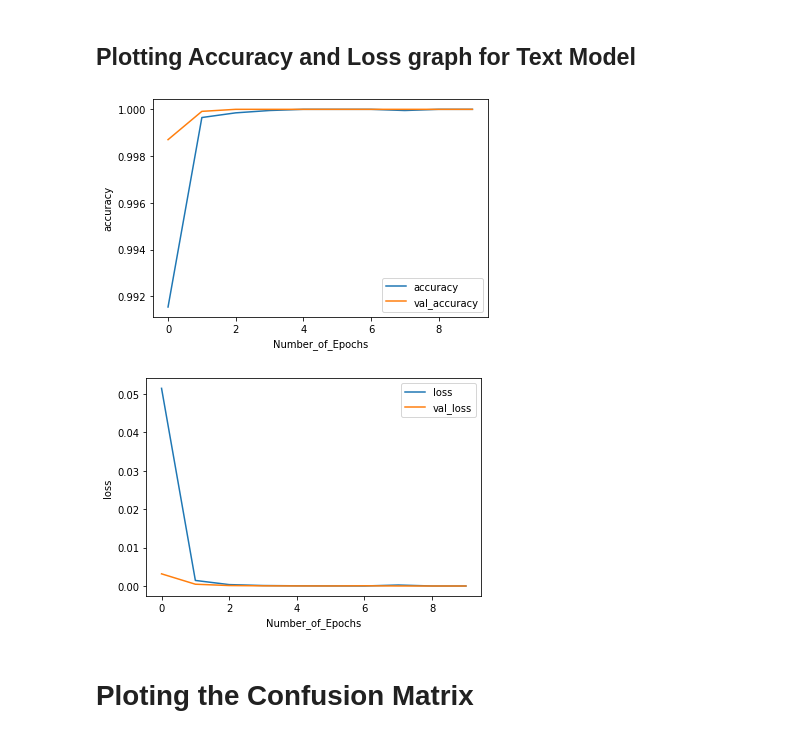
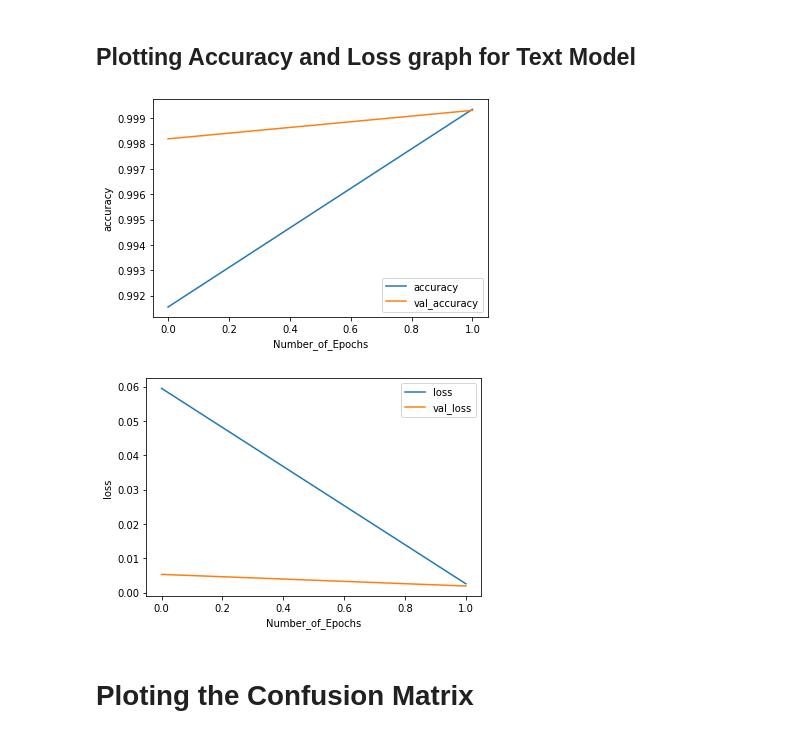
Before and after one commit to ameernayman/Sensitive_image_classification, a Jupyter notebook: Text_Classification.ipynb, the cells around one changed output. Cells and saved outputs as stored; diff of their text form; code cells hidden in the pictures.

```diff
--- a/Text_Classification.ipynb
+++ b/Text_Classification.ipynb
@@ -147,8 +146,8 @@ _________________________________________________________________
 # %% [markdown]
 # Callback function to aviod overfitting
 # %%
-
-ACCURACY = 0.99
+no_epochs = 6
+ACCURACY = 0.999
 class myEpoch(tf.keras.callbacks.Callback):
   def on_epoch_end(self, epoch, logs={}):
     if logs.get('accuracy') > ACCURACY:
@@ -159,15 +158,13 @@ epoch_callbacks = myEpoch()
 # %% [markdown]
 ## Valdation and Training model fitting
 # %%
-no_epochs = 10
 
-
-history = model.fit(padding_Tdataset,
+text_his = model.fit(padding_Tdataset,
                     training_lbls_text,
                     epochs=no_epochs,
                     validation_data=(
                         padding_Vdataset,
                         validation_lbls_text),
-                    verbose=1)
-                    #callbacks=[epoch_callbacks])
+                    verbose=1,
+                    callbacks=[epoch_callbacks])
 # %% [output]
@@ -196,20 +177,20 @@ Epoch 10/10
 # %%
 import matplotlib.pyplot as plot
 
 
-def graphsPlot(history, str):
-  plot.plot(history.history[str])
-  plot.plot(history.history['val_'+str])
+def graphsPlot(text_his, str):
+  plot.plot(text_his.history[str])
+  plot.plot(text_his.history['val_'+str])
   plot.xlabel("Number_of_Epochs")
   plot.ylabel(str)
   plot.legend([str, 'val_'+str])
   plot.show()
 
-graphsPlot(history, "accuracy")
-graphsPlot(history, "loss")
+graphsPlot(text_his, "accuracy")
+graphsPlot(text_his, "loss")
 # %% [output]
-[figure, old version]
+[figure, new version]
-[figure, old version]
+[figure, new version]
 # %% [markdown]
 # Ploting the Confusion Matrix
 # %%
```
Also changed, not shown: parts of 6 cells of this notebook.
